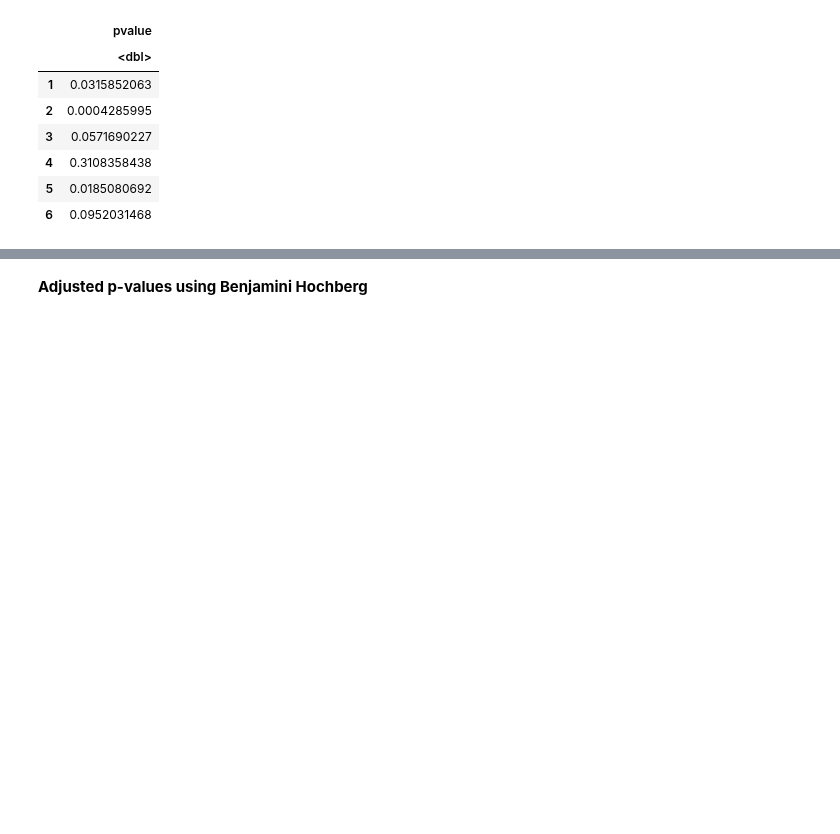
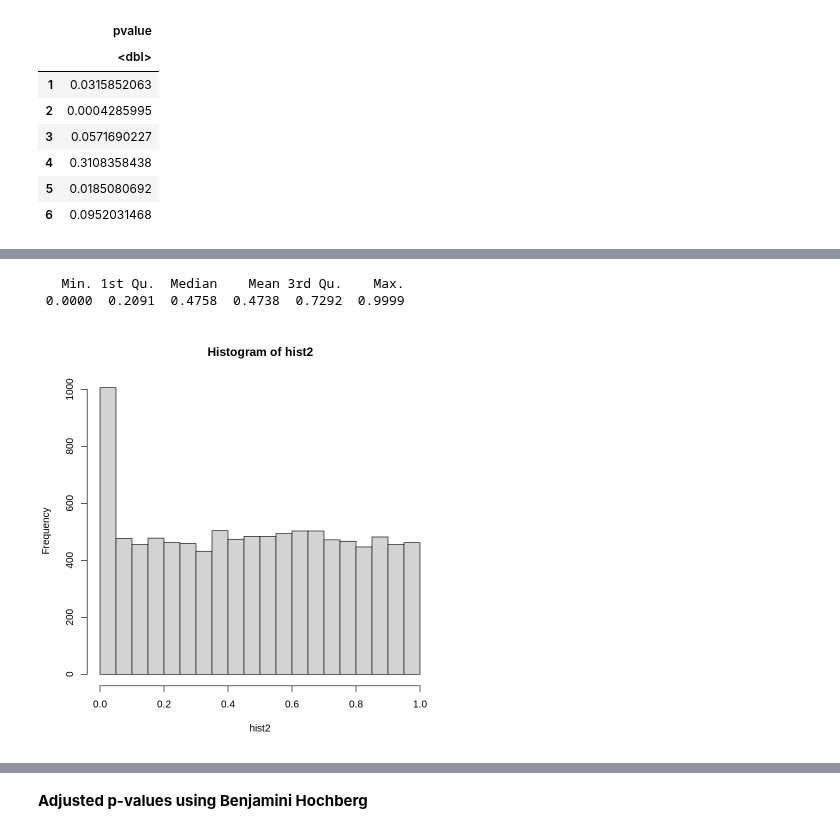
Before and after one commit to almedida/thesis, a Jupyter notebook: 10k_student_ttest.ipynb, the cells around one changed output, grey strips where cells are left out. Cells and saved outputs as stored; diff of their text form; code cells hidden in the pictures; blank space fills up the shorter version.

```diff
--- a/10k_student_ttest.ipynb
+++ b/10k_student_ttest.ipynb
@@ -110,0 +116,7 @@ A data.frame: 6 × 1
+# %%
+hist(hist2)
+summary(hist_limma[, 2])
+# %% [output]
+   Min. 1st Qu.  Median    Mean 3rd Qu.    Max.
+ 0.0000  0.2091  0.4758  0.4738  0.7292  0.9999
+[figure, added]
```
Also changed, not shown: parts of 4 cells of this notebook.
